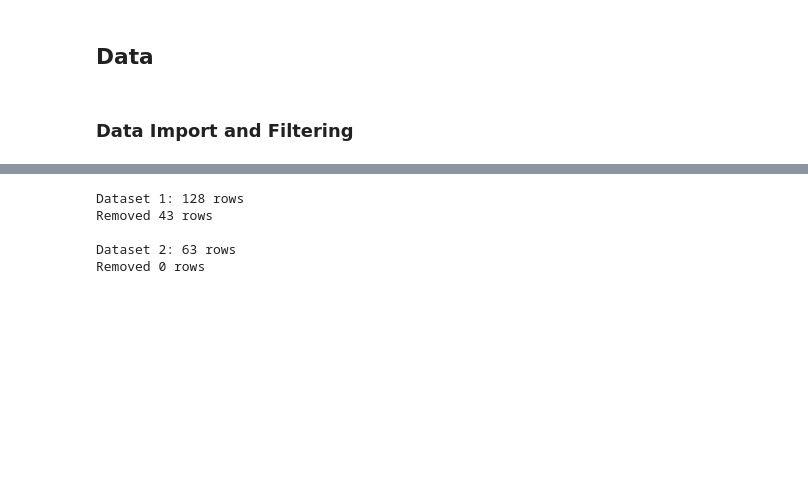
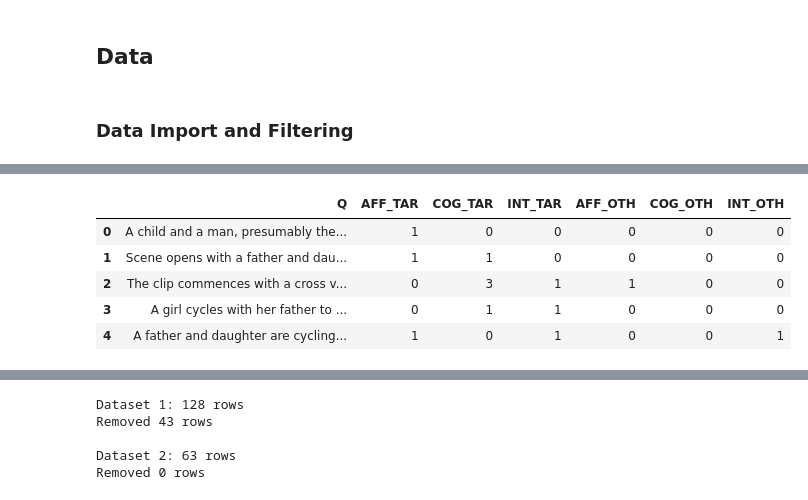
Before and after one commit to jago-h/ToM_coding, a Jupyter notebook: model_distilbert.ipynb, the cells around one changed output, grey strips where cells are left out. Cells and saved outputs as stored; diff of their text form; code cells hidden in the pictures; blank space fills up the shorter version.

```diff
--- a/model_distilbert.ipynb
+++ b/model_distilbert.ipynb
@@ -99,3 +99,12 @@ for i, col in enumerate(list(df.columns)[1:]):
+# %%
+df.head()
+# %% [output]
+|  | Q | AFF_TAR | COG_TAR | INT_TAR | AFF_OTH | COG_OTH | INT_OTH |
+| 0 | A child and a man, presumably the... | 1 | 0 | 0 | 0 | 0 | 0 |
+| 1 | Scene opens with a father and dau... | 1 | 1 | 0 | 0 | 0 | 0 |
+| 2 | The clip commences with a cross v... | 0 | 3 | 1 | 1 | 0 | 0 |
+| 3 | A girl cycles with her father to ... | 0 | 1 | 1 | 0 | 0 | 0 |
+| 4 | A father and daughter are cycling... | 1 | 0 | 1 | 0 | 0 | 1 |
 # %%
 # Convert to vectorized targets
 vectData = pd.DataFrame()
```
Also changed, not shown: parts of 22 cells of this notebook, 2 other files.
